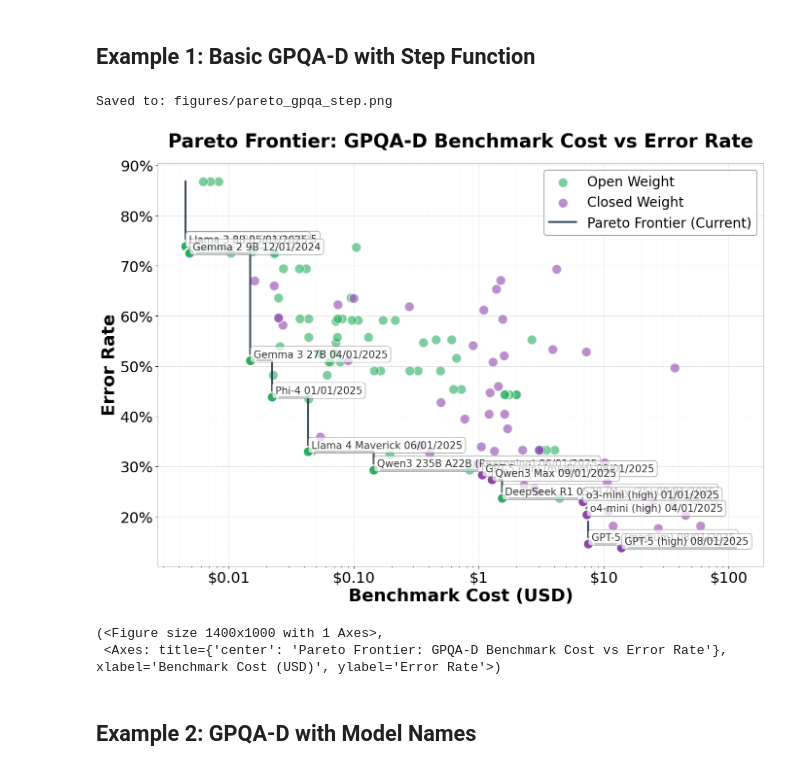
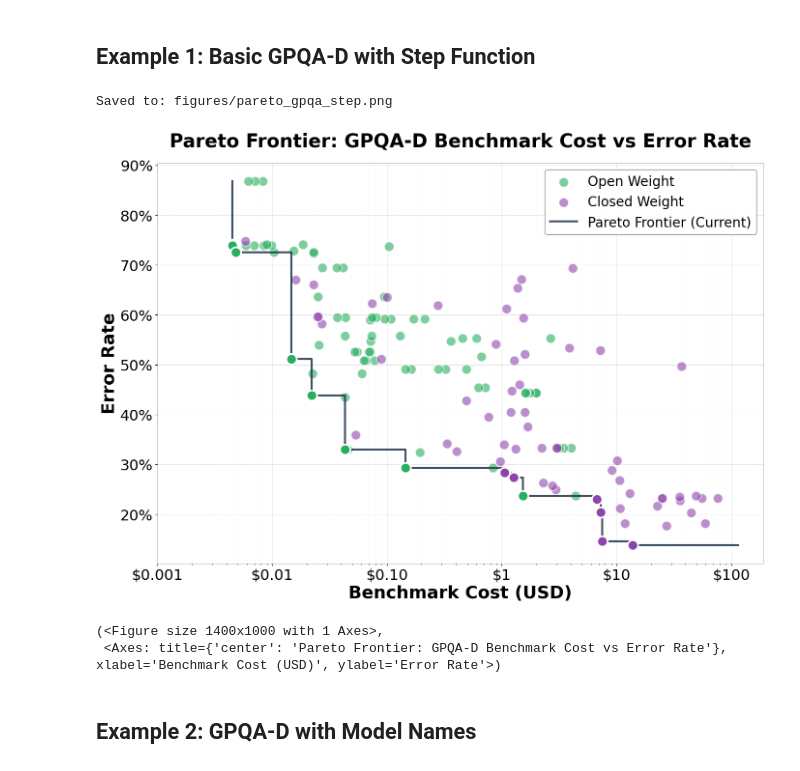
Before and after one commit to hansgundlach/Algorithmic_Progress_Inference, a Jupyter notebook: pareto_redo.ipynb, the cells around one changed output. Drawn from its saved outputs; the diff is of its cells as text; code cells hidden in the pictures.

```diff
--- a/pareto_redo.ipynb
+++ b/pareto_redo.ipynb
@@ -702,17 +771,18 @@ Date range: 2024-04-01 00:00:00 to 2025-10-01 00:00:00
 # %%
 plot_pareto_curves(
     df,
     price_col='Benchmark Cost USD',
     benchmark_col='epoch_gpqa',
     color_by='open_weight',
-    show_model_names=True,
+    show_model_names=False,
     frontier_style='step',
+    min_xlim = .001,
     title='Pareto Frontier: GPQA-D Benchmark Cost vs Error Rate',
     save_path='figures/pareto_gpqa_step.png'
 )
 # %% [output]
 Saved to: figures/pareto_gpqa_step.png
-[figure, old version]
+[figure, new version]
 (<Figure size 1400x1000 with 1 Axes>,
  <Axes: title={'center': 'Pareto Frontier: GPQA-D Benchmark Cost vs Error Rate'}, xlabel='Benchmark Cost (USD)', ylabel='Error Rate'>)
 # %% [markdown]
```
Also changed, not shown: parts of 3 cells of this notebook, 9 other files.
